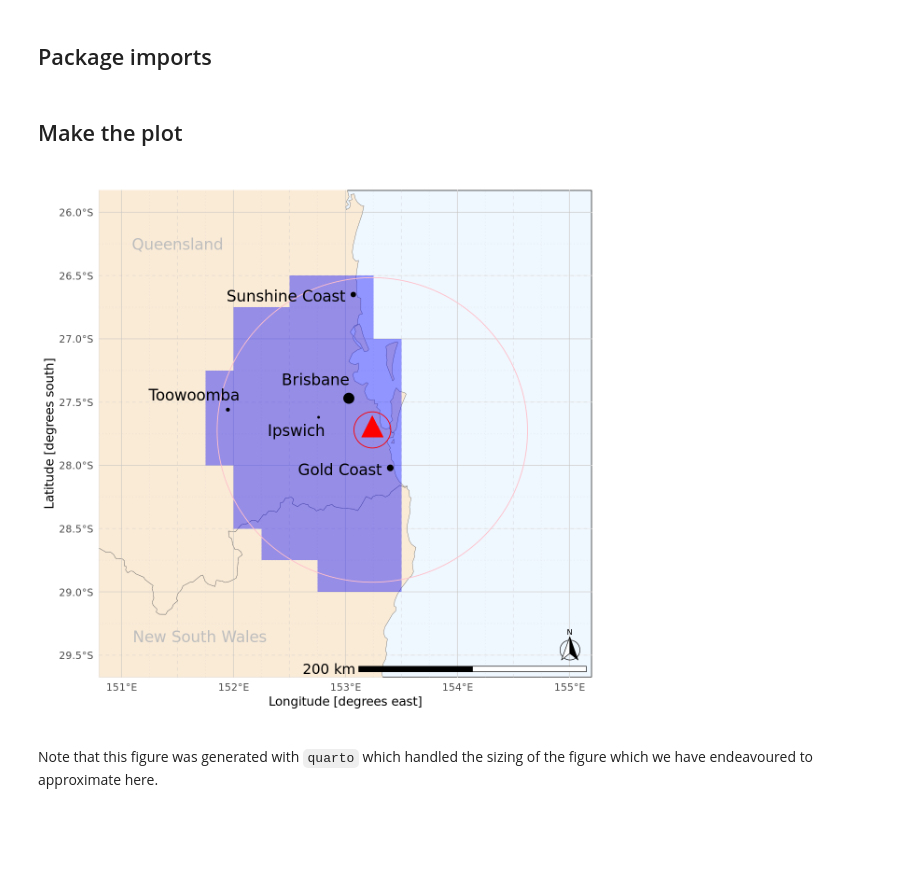
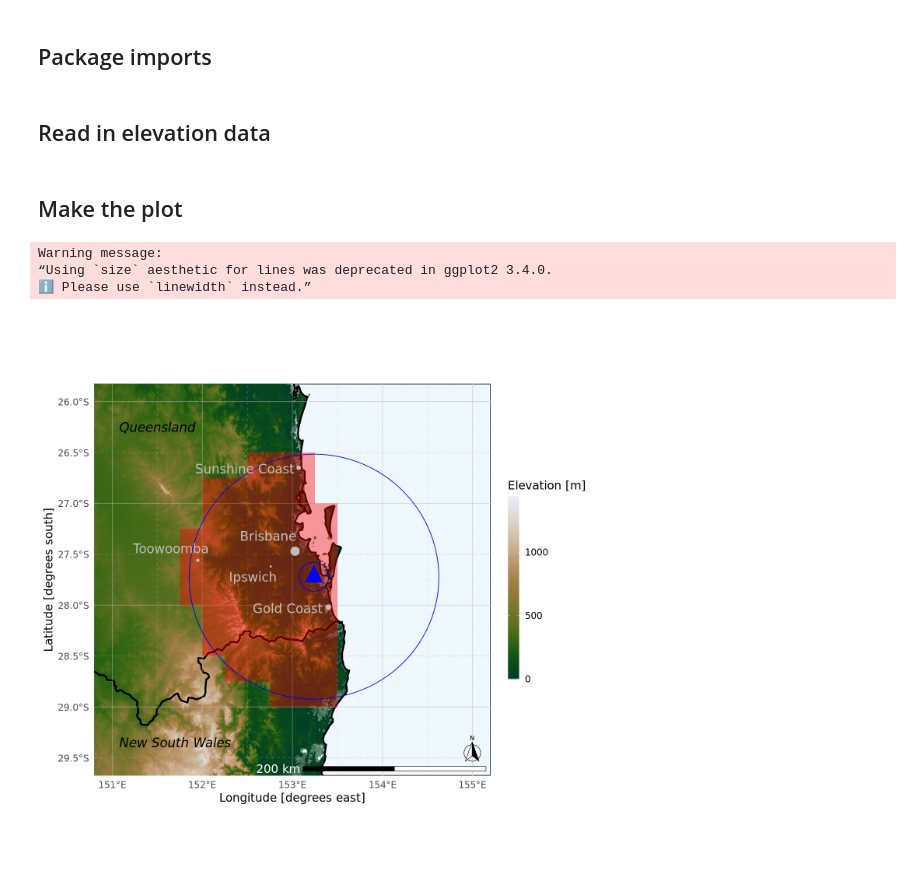
Before and after one commit to isabelle-greco/bayes-hail-report-model, a Jupyter notebook: figures/fig1_map.ipynb, the cells around one changed output. Cells and saved outputs as stored; diff of their text form; code cells hidden in the pictures; blank space fills up the shorter version.

Commit message:
adding elevation to map

```diff
--- a/figures/fig1_map.ipynb
+++ b/figures/fig1_map.ipynb
@@ -16,28 +17,34 @@ suppressPackageStartupMessages({
 })
+# %% [markdown]
+## Read in elevation data
+# %%
+# read in elevation data, created in data_cleaning/process_elevation
+elev <- read_csv("/g/data/w42/ig1052/bayesian_paper_data/intermediate_data/brisbane_elevation.csv",
+                 show_col_types = FALSE)
 # %% [markdown]
 ## Make the plot
 # %%
 # preparing plot size
-options(repr.plot.width = 10, repr.plot.height = 10)
+options(repr.plot.width = 12, repr.plot.height = 12)
 
 # get all the states data
 sf_oz <- ozmap_data("states")
 
-# set up a palet for plotting the background
-pal <- paletteer::paletteer_d(palette = "ochRe::namatjira_qual")
-opal <- colorRampPalette(pal)
-nmjr <- opal(nrow(sf_oz))
-
-# basic plot with coordinates and coloured by states
-p <- ggplot(sf_oz) +
-  geom_sf(fill = "antiquewhite") +
-  coord_sf() +
-  scale_fill_manual(values = nmjr) +
-  theme_minimal(base_size = 16) +
-  theme(legend.position = "none",
-        panel.background = element_rect(fill = "aliceblue")) +
-  xlim(151, 155) +
-  ylim(-29.5, -26)
+# basic plot with state boundaries and elevation
+p <- ggplot() +
+  # plot elevation where it is not equal to zero (i.e., land only)
+  geom_tile(aes(x = lon, y = lat, fill = elevation), data = elev %>% filter(elevation != 0)) +
+  # add state boundaries
+  geom_sf(fill = NA, linewidth = 1.25, data = sf_oz, colour = "black") +
+  # adjust ratio and axis limits
+  coord_sf(xlim = c(151, 155), ylim = c(-29.5, -26)) +
+  # colour for elevation
+  scale_fill_scico("Elevation [m]", palette = "bukavu", midpoint = 0) +
+  # element size
+  theme_minimal(base_size = 18) +
+  # add in ocean and re-size legend
+  theme(panel.background = element_rect(fill = "aliceblue"),
+        legend.key.height = unit(2, "cm"))
 
 # plotting radar range
 # getting radar location as australian albers (i.e. meters)
@@ -95,7 +102,12 @@ city_locations <- tribble(~x, ~y, ~pop,
         151.95, -27.56, 162059 # Toowoomba
         )
 
+# plot parameters
 text_size <- 7
+city_colour <- "gray"
+radar_colour <- "blue"
+
+# add annotations to base plot
 p +
   # grid lines over the map but under the text
   # major lines
@@ -112,46 +124,48 @@ p +
   geom_hline(yintercept=seq(-29.25, -26.25, by = 0.5), color = "grey", alpha = 0.2,
              linetype = "dotted") +
   # study area
-  annotate("polygon", x = x_study, y = y_study, fill = "blue", alpha = 0.4) +
+  annotate("polygon", x = x_study, y = y_study, fill = "red", alpha = 0.4) +
   # radar range
-  geom_polygon(aes(x = long, y = lat), color = "pink", fill = NA,
+  geom_polygon(aes(x = long, y = lat), color = radar_colour, fill = NA,
                data = circle_tibble) +
   # cone of silence
-  geom_polygon(aes(x = long, y = lat), color = "red", fill = NA,
+  geom_polygon(aes(x = long, y = lat), color = radar_colour, fill = NA,
                data = silence_tibble) +
   # key cities and locations
   # brisbane
-  geom_point(aes(x = x, y = y, size = pop), color = "black", data = city_locations) +
+  geom_point(aes(x = x, y = y, size = pop), color = city_colour, data = city_locations) +
+  scale_size(guide = "none") +
   annotate("text", x = 153.03 - 0.3, y = -27.47 + 0.15, label = "Brisbane",
-           size = text_size) +
+           size = text_size, colour = city_colour) +
   # mount stapylton weather radar
-  annotate("polygon", x = radar_tri_x, y = radar_tri_y, fill = "red", size = 3) +
+  annotate("polygon", x = radar_tri_x, y = radar_tri_y, fill = radar_colour, size = 3) +
   # gold coast
   annotate("text", x = 153.40 - 0.45, y = -28.02 - 0.01, label = "Gold Coast",
-           size = text_size) +
+           size = text_size, colour = city_colour) +
   # sunshine coast
   annotate("text", x = 153.07 - 0.6, y = -26.65 - 0.01, label = "Sunshine Coast",
-           size = text_size) +
+           size = text_size, colour = city_colour) +
   # ipswich
   annotate("text", x = 152.76 - 0.2, y = -27.62 - 0.1, label = "Ipswich",
-           size = text_size) +
+           size = text_size, colour = city_colour) +
   # toowoomba
   annotate("text", x = 151.95 - 0.3, y = -27.56 + 0.12, label = "Toowoomba",
-           size = text_size) +
+           size = text_size, colour = city_colour) +
   # states
   annotate("text", x = 151.5, y = -26.25, label = "Queensland",
-           size = text_size, colour = "gray") +
+           size = text_size, colour = "black", fontface = "italic") +
   annotate("text", x = 151.7, y = -29.35, label = "New South Wales",
-           size = text_size, colour = "gray") +
+           size = text_size, colour = "black", fontface = "italic") +
   # labels
   xlab("Longitude [degrees east]") +
   ylab("Latitude [degrees south]") +
-  annotation_scale(location = "br", width_hint = 0.5, text_cex = 1.5) +
+  annotation_scale(location = "br", width_hint = 0.5, text_cex = 1.5, text_col = "white") +
   annotation_north_arrow(location = "br", which_north = "true",
                          pad_y = unit(0.25, "in"),
                          style = north_arrow_fancy_orienteering
                          )
 # %% [output]
+Warning message:
+“Using `size` aesthetic for lines was deprecated in ggplot2 3.4.0.
+ℹ Please use `linewidth` instead.”
-[figure, old version]
+[figure, new version]
-# %% [markdown]
-Note that this figure was generated with `quarto` which handled the sizing of the figure which we have endeavoured to approximate here.
```
Also changed, not shown: parts of 1 cell of this notebook, 2 other files.
